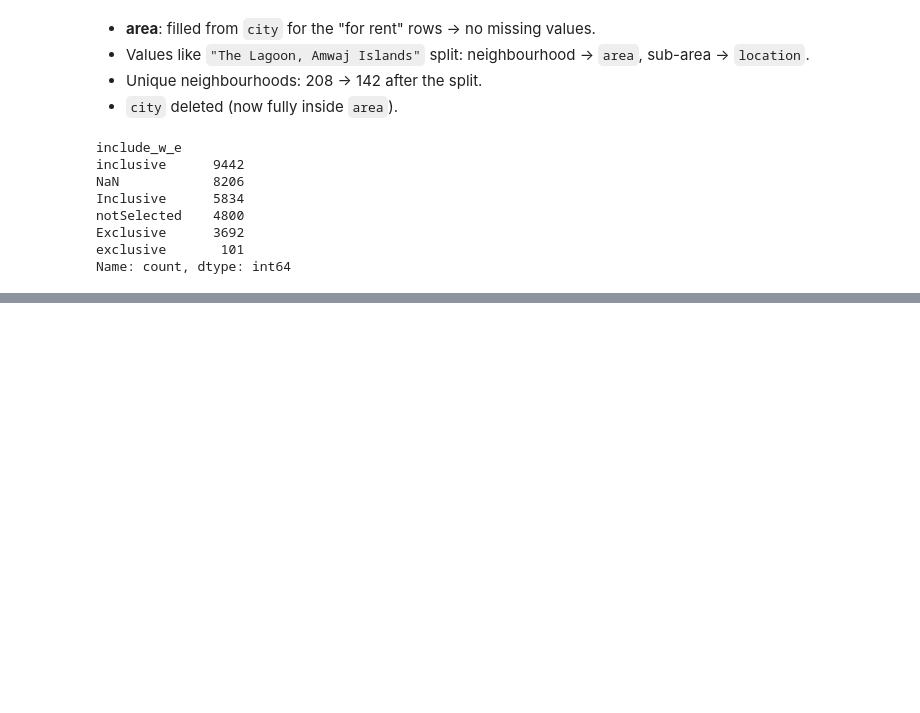
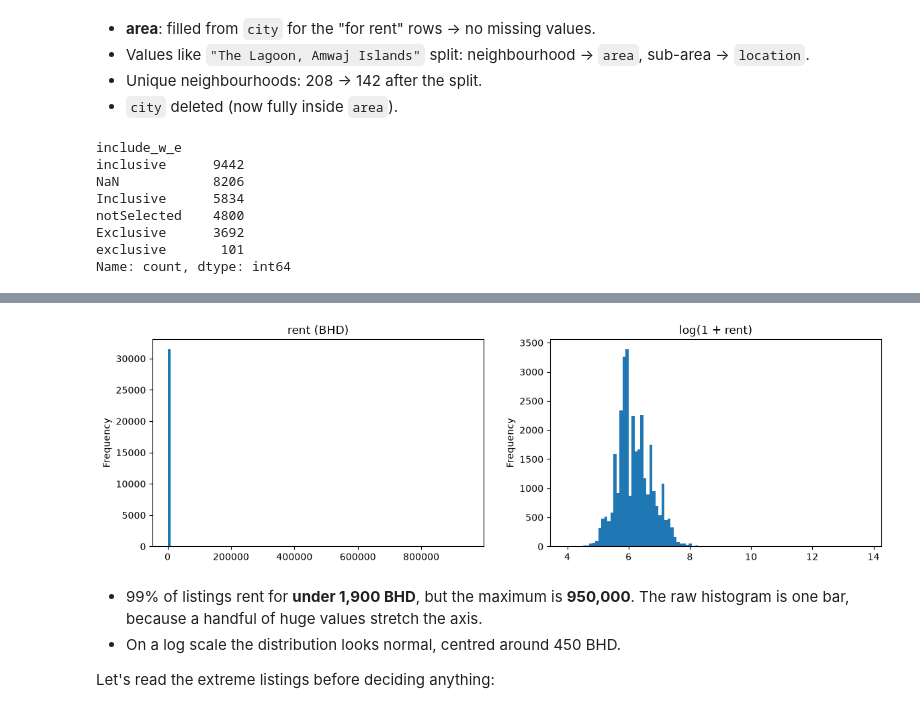
Before and after one commit to bahaaalf404/GA-Project3-Bahrain-Real-Estate, a Jupyter notebook: Notebook/main.ipynb, the cells around one changed output, grey strips where cells are left out. Cells and saved outputs as stored; diff of their text form; code cells hidden in the pictures; blank space fills up the shorter version.

```diff
--- a/Notebook/main.ipynb
+++ b/Notebook/main.ipynb
@@ -481,0 +571,4 @@ Name: count, dtype: int64
+# %%
+train_df['furnished'] = train_df['furnished'].str.lower().fillna('unknown')
+
+train_df['furnished'].value_counts(dropna=False)
@@ -481,0 +664,9 @@ Name: count, dtype: int64
+# %%
+property_type_counts = train_df['property_type'].value_counts()
+common_property_types = property_type_counts[property_type_counts >= 50].index.tolist()
+print('Kept as their own type:', common_property_types)
+
+is_common_type = train_df['property_type'].isin(common_property_types)
+train_df['property_type'] = train_df['property_type'].where(is_common_type, 'Others')
+
+train_df['property_type'].value_counts()
@@ -481,0 +834,7 @@ Name: count, dtype: int64
+# %%
+train_df = train_df.drop(columns=['is_featured', 'is_premium'])
+
+super_agent_mapping = {True: 'yes', False: 'no'}
+train_df['is_super_agent'] = train_df['is_super_agent'].map(super_agent_mapping).fillna('unknown')
+
+train_df['is_super_agent'].value_counts(dropna=False)
@@ -481,0 +853,14 @@ Name: count, dtype: int64
+# %%
+unused_columns = [
+    'Unnamed: 0',      # leftover row number from the original file
+    'URL',             # only needed to find duplicates (done above)
+    'agent_id',        # ID of a person, not a property feature
+    'broker_id',       # ID of a company, not a property feature
+    'location_full',   # repeats area + governorate
+    'agency',          # only 30% filled; its effect is mostly property_type
+]
+
+train_df = train_df.drop(columns=unused_columns)
+
+print('Train shape:', train_df.shape)
+train_df.columns.tolist()
@@ -481,0 +906,17 @@ Name: count, dtype: int64
+# %%
+figure, axes = plt.subplots(1, 2, figsize=(14, 4))
+
+train_df['rent'].plot(kind='hist', bins=100, ax=axes[0])
+axes[0].set_title('rent (BHD)')
+
+np.log1p(train_df['rent']).plot(kind='hist', bins=100, ax=axes[1])
+axes[1].set_title('log(1 + rent)')
+
+plt.show()
+# %% [output]
+[figure, added]
+# %% [markdown]
+- 99% of listings rent for **under 1,900 BHD**, but the maximum is **950,000**. The raw histogram is one bar, because a handful of huge values stretch the axis.
+- On a log scale the distribution looks normal, centred around 450 BHD.
+
+Let's read the extreme listings before deciding anything:
```
Also changed, not shown: parts of 119 cells of this notebook, 1 other file.
